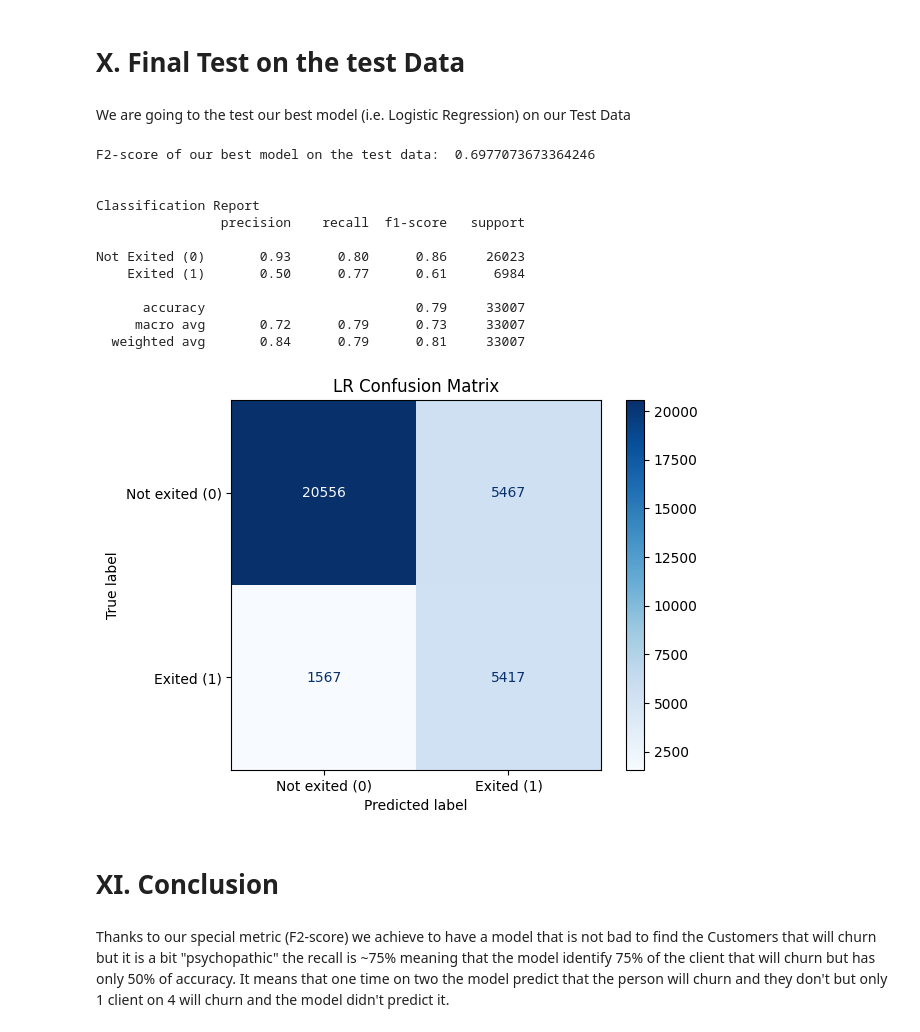
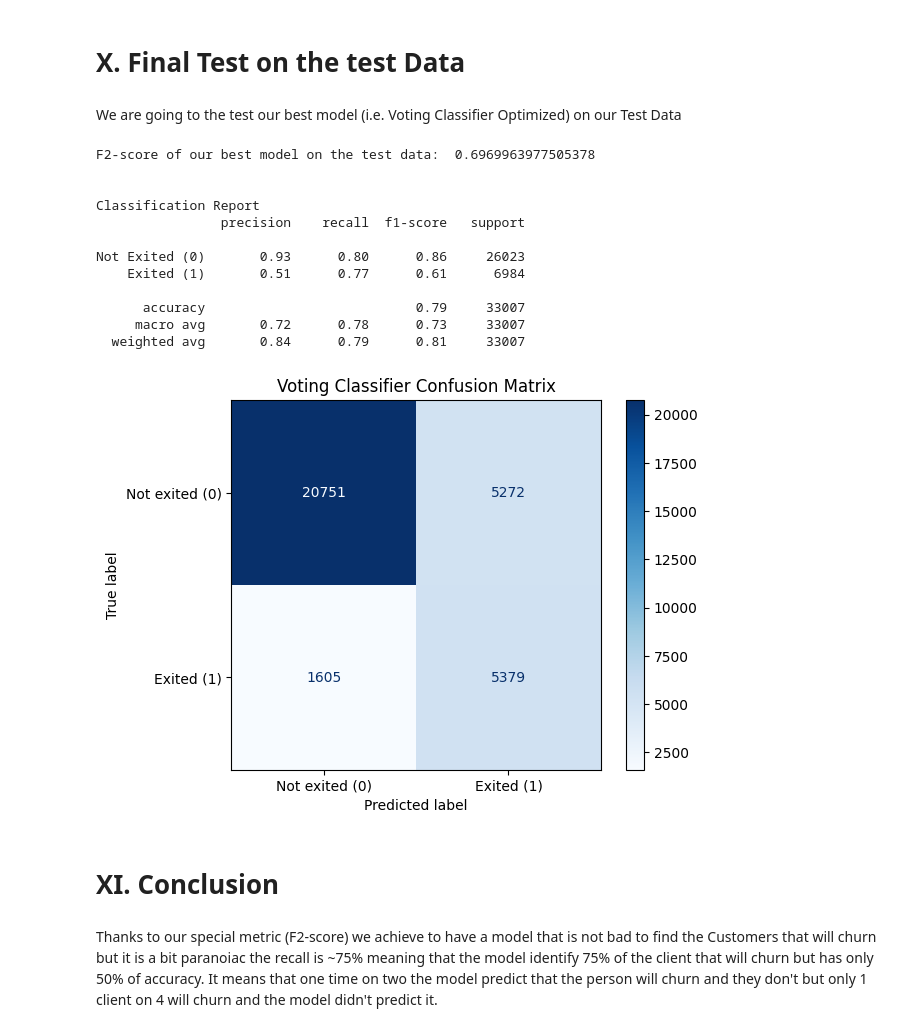
Before and after one commit to maxoubvd/S7_ML_project, a Jupyter notebook: projet_ml.ipynb, the cells around one changed output. Saved outputs shown, nothing was run; the diff lists cells and outputs as text; code cells hidden in the pictures.

```diff
--- a/projet_ml.ipynb
+++ b/projet_ml.ipynb
@@ -2152,7 +2152,7 @@ Third attempt using three hyperparameter-tuned models with our bests models so f
 voting_clf_mlp = VotingClassifier(
     estimators=[
         ('lr', model_lr),
-        ('svm', model_svm),
+        ('rf', model_rf),
         ('mlp', model_mlp)
     ],
     voting='soft',
@@ -2353,40 +2365,40 @@ We can see that the order is not the same every time, some are best at the Accur
 # %% [markdown]
 # X. Final Test on the test Data
 # %% [markdown]
-We are going to the test our best model (i.e. Logistic Regression) on our Test Data
+We are going to the test our best model (i.e. Voting Classifier Optimized) on our Test Data
 # %%
-y_pred_final_test = model_lr.predict(X_test_scaled)
+y_pred_final_test = model_vclf_mlp.predict(X_test_scaled)
 
-print("F2-score of our best model on the test data: ", fbeta_score(y_test, y_pred_final_test, beta=2, pos_label=1,))
+print("F2-score of our best model on the test data: ", fbeta_score(y_test, y_pred_final_test, beta=2, pos_label=1))
 print()
 print("\nClassification Report")
-print(classification_report(y_val, y_pred_stacking_mlp, target_names=['Not Exited (0)', 'Exited (1)']))
+print(classification_report(y_test, y_pred_final_test, target_names=['Not Exited (0)', 'Exited (1)']))
 # %% [output]
-F2-score of our best model on the test data:  0.6977073673364246
+F2-score of our best model on the test data:  0.6969963977505378
 
 
 Classification Report
                 precision    recall  f1-score   support
 
 Not Exited (0)       0.93      0.80      0.86     26023
-    Exited (1)       0.50      0.77      0.61      6984
+    Exited (1)       0.51      0.77      0.61      6984
 
       accuracy                           0.79     33007
-     macro avg       0.72      0.79      0.73     33007
+     macro avg       0.72      0.78      0.73     33007
   weighted avg       0.84      0.79      0.81     33007
 # %%
 ConfusionMatrixDisplay.from_estimator(
-    model_lr,
+    model_vclf_mlp,
     X_test_scaled,
     y_test,
     display_labels=['Not exited (0)', 'Exited (1)'],
     cmap='Blues'
 )
-plt.title('LR Confusion Matrix')
+plt.title('Voting Classifier Confusion Matrix')
 plt.show()
 # %% [output]
-[figure, old version]
+[figure, new version]
 # %% [markdown]
 # XI. Conclusion
 # %% [markdown]
-Thanks to our special metric (F2-score) we achieve to have a model that is not bad to find the Customers that will churn but it is a bit "psychopathic" the recall is ~75% meaning that the model identify 75% of the client that will churn but has only 50% of accuracy. It means that one time on two the model predict that the person will churn and they don't but only 1 client on 4 will churn and the model didn't predict it.
+Thanks to our special metric (F2-score) we achieve to have a model that is not bad to find the Customers that will churn but it is a bit paranoiac the recall is ~75% meaning that the model identify 75% of the client that will churn but has only 50% of accuracy. It means that one time on two the model predict that the person will churn and they don't but only 1 client on 4 will churn and the model didn't predict it.
```
Also changed, not shown: parts of 11 cells of this notebook.
